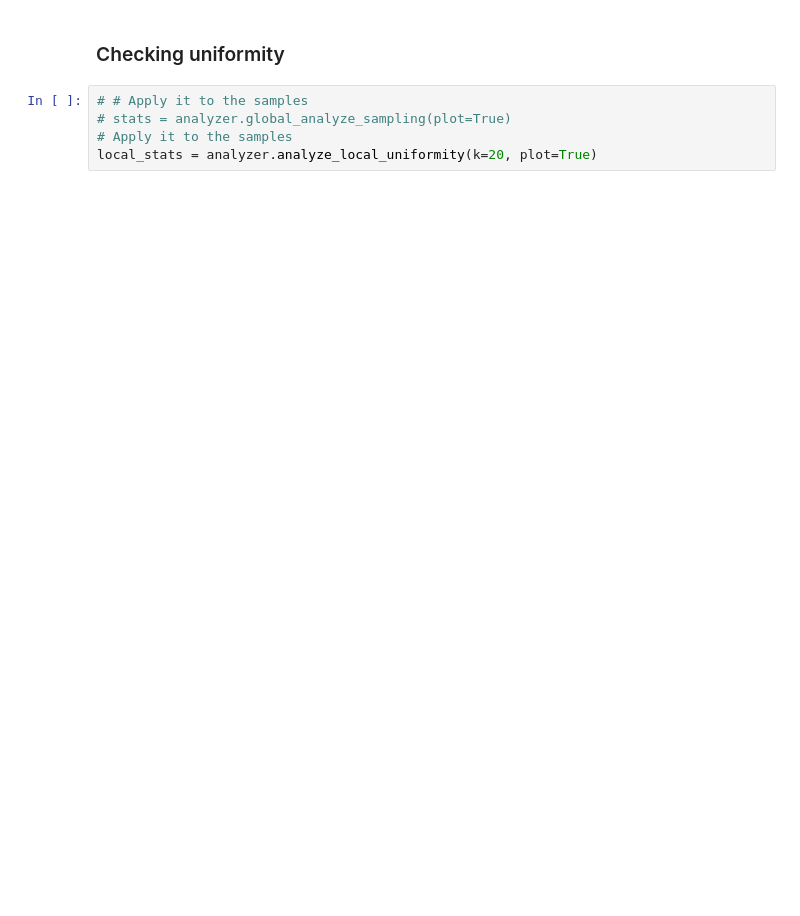
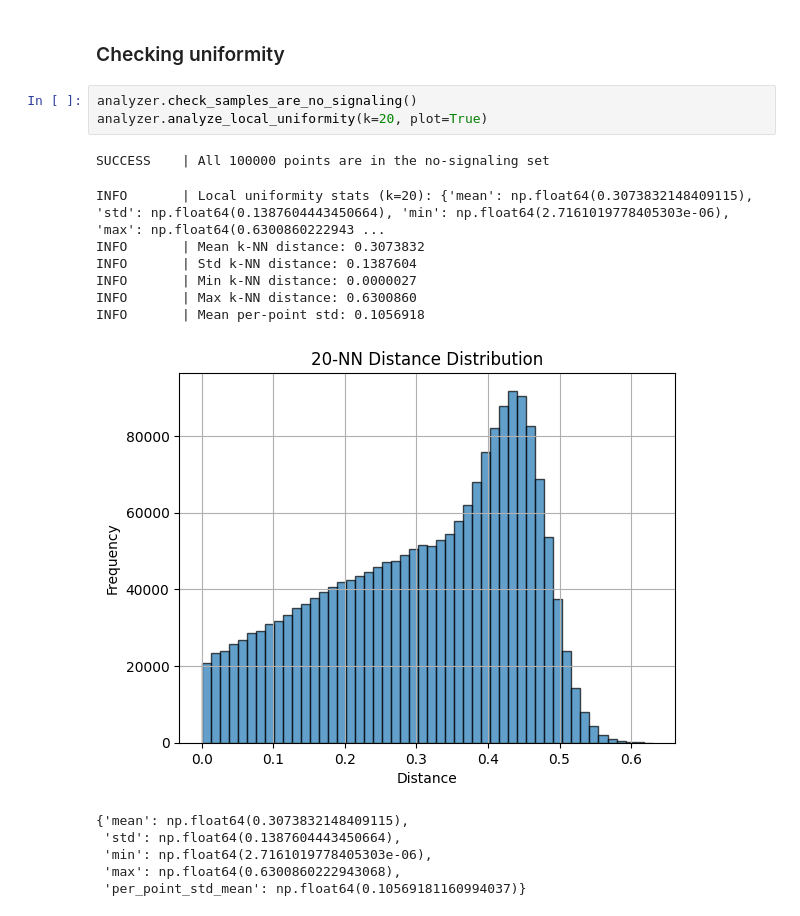
Before and after one commit to LgBossu/full-dimensional-srns-explorer, a Jupyter notebook: code/first_tests.ipynb, the cells around one changed output. Drawn from its saved outputs; the diff is of its cells as text; blank space fills up the shorter version.

```diff
--- a/code/first_tests.ipynb
+++ b/code/first_tests.ipynb
@@ -160,7 +204,19 @@ analyzer.plot_projection()
 # %% [markdown]
 ### Checking uniformity
 # %%
-# # Apply it to the samples
-# stats = analyzer.global_analyze_sampling(plot=True)
-# Apply it to the samples
-local_stats = analyzer.analyze_local_uniformity(k=20, plot=True)
+analyzer.check_samples_are_no_signaling()
+analyzer.analyze_local_uniformity(k=20, plot=True)
+# %% [output]
+SUCCESS    | All 100000 points are in the no-signaling set
+INFO       | Local uniformity stats (k=20): {'mean': np.float64(0.3073832148409115), 'std': np.float64(0.1387604443450664), 'min': np.float64(2.7161019778405303e-06), 'max': np.float64(0.6300860222943 ...
+INFO       | Mean k-NN distance: 0.3073832
+INFO       | Std k-NN distance: 0.1387604
+INFO       | Min k-NN distance: 0.0000027
+INFO       | Max k-NN distance: 0.6300860
+INFO       | Mean per-point std: 0.1056918
+[figure, added]
+{'mean': np.float64(0.3073832148409115),
+ 'std': np.float64(0.1387604443450664),
+ 'min': np.float64(2.7161019778405303e-06),
+ 'max': np.float64(0.6300860222943068),
+ 'per_point_std_mean': np.float64(0.10569181160994037)}
```
Also changed, not shown: parts of 10 cells of this notebook, 2 other files.
